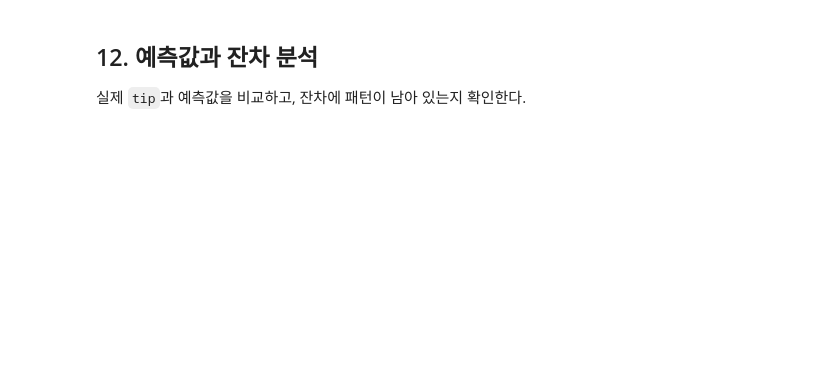
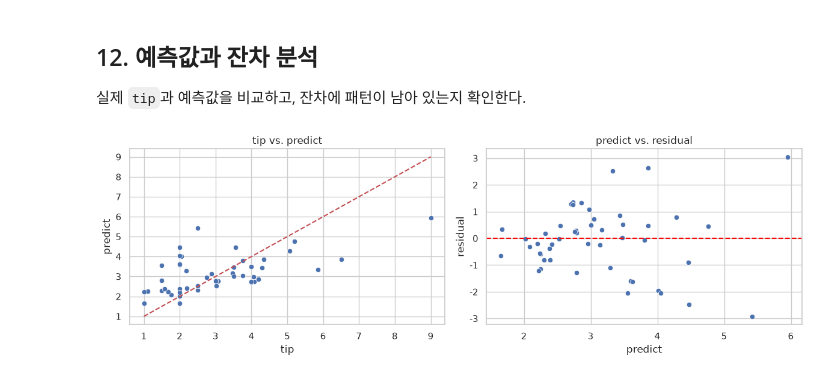
Before and after one commit to heavyrainseo/deeplearning, a Jupyter notebook: MLR-tips.ipynb, the cells around one changed output. Cells and saved outputs as stored; diff of their text form; code cells hidden in the pictures; blank space fills up the shorter version.

```diff
--- a/MLR-tips.ipynb
+++ b/MLR-tips.ipynb
@@ -339,19 +374,21 @@ display(
 # %%
 fig, axes = plt.subplots(1, 2, figsize=(12, 4))
 
 sns.scatterplot(x=y_test, y=predictions, ax=axes[0])
 minimum = min(y_test.min(), predictions.min())
 maximum = max(y_test.max(), predictions.max())
 axes[0].plot([minimum, maximum], [minimum, maximum], "r--")
-axes[0].set_xlabel("실제 tip")
-axes[0].set_ylabel("예측 tip")
-axes[0].set_title("실제값과 예측값")
+axes[0].set_xlabel("tip")
+axes[0].set_ylabel("predict")
+axes[0].set_title("tip vs. predict")
 
 sns.scatterplot(x=predictions, y=residuals, ax=axes[1])
 axes[1].axhline(0, color="red", linestyle="--")
-axes[1].set_xlabel("예측 tip")
-axes[1].set_ylabel("잔차")
-axes[1].set_title("예측값과 잔차")
+axes[1].set_xlabel("predict")
+axes[1].set_ylabel("residual")
+axes[1].set_title("predict vs. residual")
 
 plt.tight_layout()
 plt.show()
+# %% [output]
+[figure, added]
```
Also changed, not shown: parts of 5 cells of this notebook, 1 other file.
